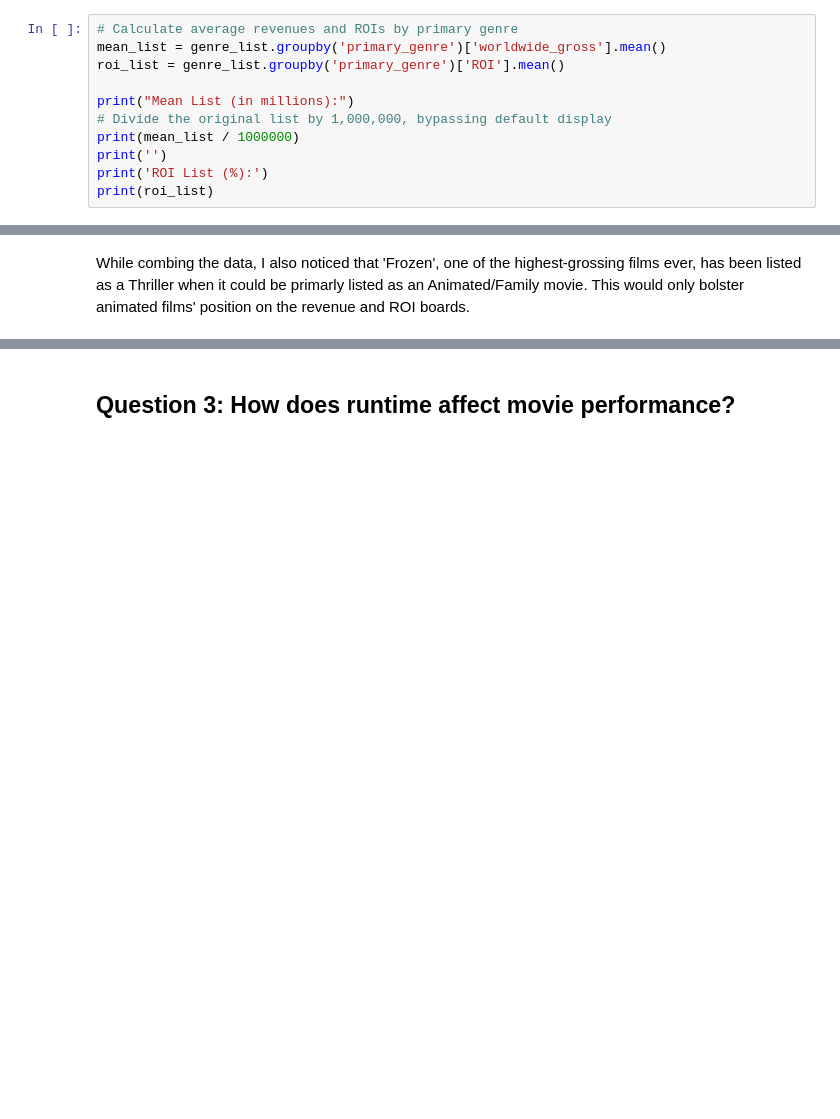
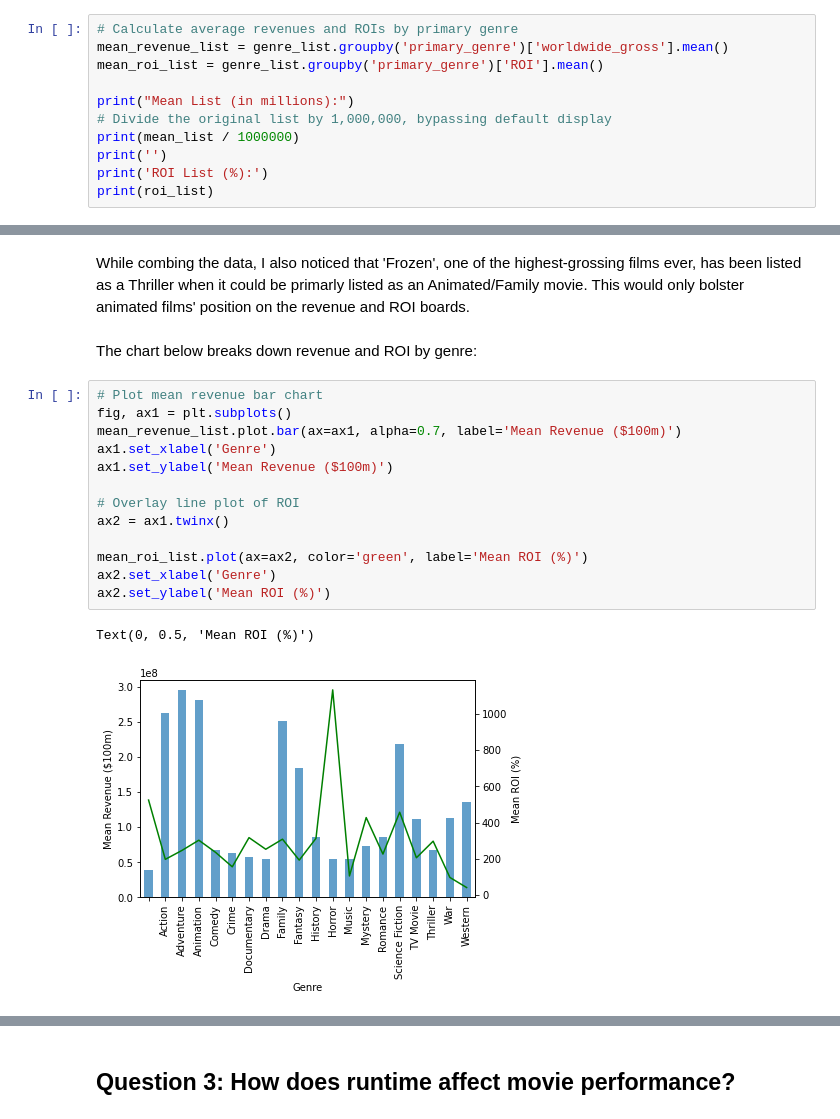
Before and after one commit to apell74/dsc-phase-1-project-final, a Jupyter notebook: student.ipynb, the cells around one changed output, grey strips where cells are left out. Cells and saved outputs as stored; diff of their text form; blank space fills up the shorter version.

```diff
--- a/student.ipynb
+++ b/student.ipynb
@@ -443,8 +458,8 @@ genre_list.head()
 Now that I have a column of primary genres, I can begin to make calculations based on that information. I want to figure out the mean revenue and mean ROI for each genre. That information can be used to make a concrete recommendation on which genres make the most money and which are most profitable. The cell below will calculate the average revenues and ROIs based on primary genre.
 # %%
 # Calculate average revenues and ROIs by primary genre
-mean_list = genre_list.groupby('primary_genre')['worldwide_gross'].mean()
-roi_list = genre_list.groupby('primary_genre')['ROI'].mean()
+mean_revenue_list = genre_list.groupby('primary_genre')['worldwide_gross'].mean()
+mean_roi_list = genre_list.groupby('primary_genre')['ROI'].mean()
 
 print("Mean List (in millions):")
 # Divide the original list by 1,000,000, bypassing default display
@@ -487,3 +502,21 @@ Horror movies yield by far the highest return on investment at 1133%, but they a
 - History (313%)
 # %% [markdown]
 While combing the data, I also noticed that 'Frozen', one of the highest-grossing films ever, has been listed as a Thriller when it could be primarly listed as an Animated/Family movie. This would only bolster animated films' position on the revenue and ROI boards.
+# %% [markdown]
+The chart below breaks down revenue and ROI by genre:
+# %%
+# Plot mean revenue bar chart
+fig, ax1 = plt.subplots()
+mean_revenue_list.plot.bar(ax=ax1, alpha=0.7, label='Mean Revenue ($100m)')
+ax1.set_xlabel('Genre')
+ax1.set_ylabel('Mean Revenue ($100m)')
+
+# Overlay line plot of ROI
+ax2 = ax1.twinx()
+
+mean_roi_list.plot(ax=ax2, color='green', label='Mean ROI (%)')
+ax2.set_xlabel('Genre')
+ax2.set_ylabel('Mean ROI (%)')
+# %% [output]
+Text(0, 0.5, 'Mean ROI (%)')
+[figure, added]
```
Also changed, not shown: parts of 28 cells of this notebook, 1 other file.
